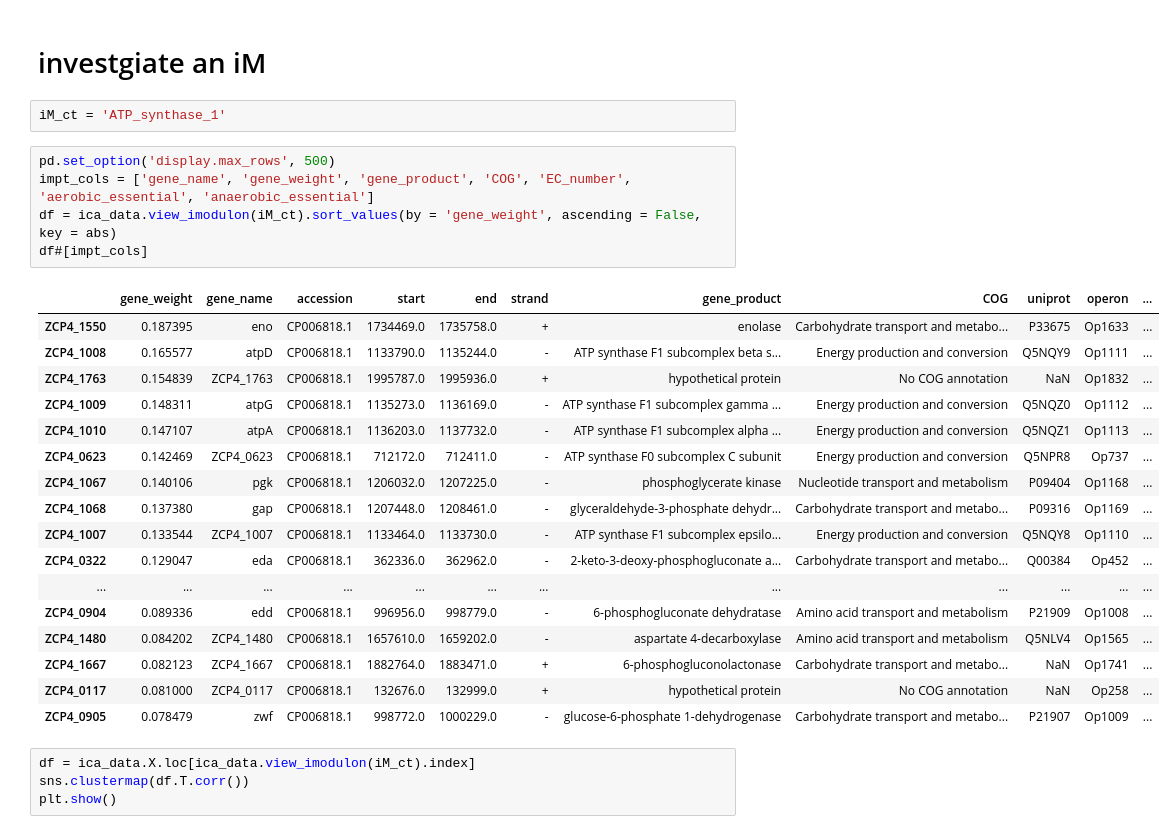
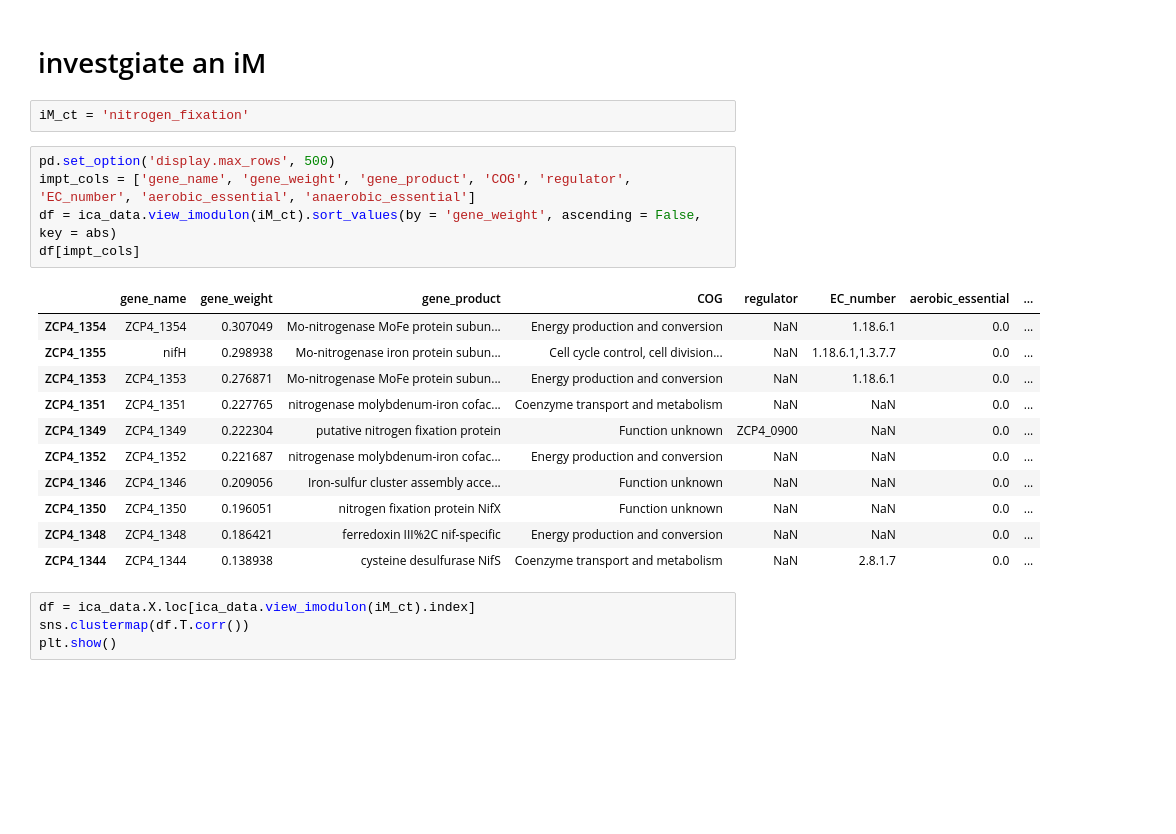
Before and after one commit to cristalzucsd/iModulonMiner, a Jupyter notebook: 5_characterize_iModulons/3_manual_iModulon_curation.ipynb, the cells around one changed output. Saved outputs shown, nothing was run; the diff lists cells and outputs as text; blank space fills up the shorter version.

```diff
--- a/5_characterize_iModulons/3_manual_iModulon_curation.ipynb
+++ b/5_characterize_iModulons/3_manual_iModulon_curation.ipynb
@@ -267,30 +267,24 @@ def custom_plot_gene_weights(ica_data, imodulon, by="start", xaxis=None, xname="
 # %% [markdown]
 # investgiate an iM
 # %%
-iM_ct = 'ATP_synthase_1'
+iM_ct = 'nitrogen_fixation'
 # %%
 pd.set_option('display.max_rows', 500)
-impt_cols = ['gene_name', 'gene_weight', 'gene_product', 'COG', 'EC_number', 'aerobic_essential', 'anaerobic_essential']
+impt_cols = ['gene_name', 'gene_weight', 'gene_product', 'COG', 'regulator', 'EC_number', 'aerobic_essential', 'anaerobic_essential']
 df = ica_data.view_imodulon(iM_ct).sort_values(by = 'gene_weight', ascending = False, key = abs)
-df#[impt_cols]
+df[impt_cols]
 # %% [output]
-|  | gene_weight | gene_name | accession | start | end | strand | gene_product | COG | uniprot | operon | ... |
-| ZCP4_1550 | 0.187395 | eno | CP006818.1 | 1734469.0 | 1735758.0 | + | enolase | Carbohydrate transport and metabo... | P33675 | Op1633 | ... |
-| ZCP4_1008 | 0.165577 | atpD | CP006818.1 | 1133790.0 | 1135244.0 | - | ATP synthase F1 subcomplex beta s... | Energy production and conversion | Q5NQY9 | Op1111 | ... |
-| ZCP4_1763 | 0.154839 | ZCP4_1763 | CP006818.1 | 1995787.0 | 1995936.0 | + | hypothetical protein | No COG annotation | NaN | Op1832 | ... |
-| ZCP4_1009 | 0.148311 | atpG | CP006818.1 | 1135273.0 | 1136169.0 | - | ATP synthase F1 subcomplex gamma ... | Energy production and conversion | Q5NQZ0 | Op1112 | ... |
-| ZCP4_1010 | 0.147107 | atpA | CP006818.1 | 1136203.0 | 1137732.0 | - | ATP synthase F1 subcomplex alpha ... | Energy production and conversion | Q5NQZ1 | Op1113 | ... |
-| ZCP4_0623 | 0.142469 | ZCP4_0623 | CP006818.1 | 712172.0 | 712411.0 | - | ATP synthase F0 subcomplex C subunit | Energy production and conversion | Q5NPR8 | Op737 | ... |
-| ZCP4_1067 | 0.140106 | pgk | CP006818.1 | 1206032.0 | 1207225.0 | - | phosphoglycerate kinase | Nucleotide transport and metabolism | P09404 | Op1168 | ... |
-| ZCP4_1068 | 0.137380 | gap | CP006818.1 | 1207448.0 | 1208461.0 | - | glyceraldehyde-3-phosphate dehydr... | Carbohydrate transport and metabo... | P09316 | Op1169 | ... |
-| ZCP4_1007 | 0.133544 | ZCP4_1007 | CP006818.1 | 1133464.0 | 1133730.0 | - | ATP synthase F1 subcomplex epsilo... | Energy production and conversion | Q5NQY8 | Op1110 | ... |
-| ZCP4_0322 | 0.129047 | eda | CP006818.1 | 362336.0 | 362962.0 | - | 2-keto-3-deoxy-phosphogluconate a... | Carbohydrate transport and metabo... | Q00384 | Op452 | ... |
-| ... | ... | ... | ... | ... | ... | ... | ... | ... | ... | ... | ... |
-| ZCP4_0904 | 0.089336 | edd | CP006818.1 | 996956.0 | 998779.0 | - | 6-phosphogluconate dehydratase | Amino acid transport and metabolism | P21909 | Op1008 | ... |
-| ZCP4_1480 | 0.084202 | ZCP4_1480 | CP006818.1 | 1657610.0 | 1659202.0 | - | aspartate 4-decarboxylase | Amino acid transport and metabolism | Q5NLV4 | Op1565 | ... |
-| ZCP4_1667 | 0.082123 | ZCP4_1667 | CP006818.1 | 1882764.0 | 1883471.0 | + | 6-phosphogluconolactonase | Carbohydrate transport and metabo... | NaN | Op1741 | ... |
-| ZCP4_0117 | 0.081000 | ZCP4_0117 | CP006818.1 | 132676.0 | 132999.0 | + | hypothetical protein | No COG annotation | NaN | Op258 | ... |
-| ZCP4_0905 | 0.078479 | zwf | CP006818.1 | 998772.0 | 1000229.0 | - | glucose-6-phosphate 1-dehydrogenase | Carbohydrate transport and metabo... | P21907 | Op1009 | ... |
+|  | gene_name | gene_weight | gene_product | COG | regulator | EC_number | aerobic_essential | ... |
+| ZCP4_1354 | ZCP4_1354 | 0.307049 | Mo-nitrogenase MoFe protein subun... | Energy production and conversion | NaN | 1.18.6.1 | 0.0 | ... |
+| ZCP4_1355 | nifH | 0.298938 | Mo-nitrogenase iron protein subun... | Cell cycle control, cell division... | NaN | 1.18.6.1,1.3.7.7 | 0.0 | ... |
+| ZCP4_1353 | ZCP4_1353 | 0.276871 | Mo-nitrogenase MoFe protein subun... | Energy production and conversion | NaN | 1.18.6.1 | 0.0 | ... |
+| ZCP4_1351 | ZCP4_1351 | 0.227765 | nitrogenase molybdenum-iron cofac... | Coenzyme transport and metabolism | NaN | NaN | 0.0 | ... |
+| ZCP4_1349 | ZCP4_1349 | 0.222304 | putative nitrogen fixation protein | Function unknown | ZCP4_0900 | NaN | 0.0 | ... |
+| ZCP4_1352 | ZCP4_1352 | 0.221687 | nitrogenase molybdenum-iron cofac... | Energy production and conversion | NaN | NaN | 0.0 | ... |
+| ZCP4_1346 | ZCP4_1346 | 0.209056 | Iron-sulfur cluster assembly acce... | Function unknown | NaN | NaN | 0.0 | ... |
+| ZCP4_1350 | ZCP4_1350 | 0.196051 | nitrogen fixation protein NifX | Function unknown | NaN | NaN | 0.0 | ... |
+| ZCP4_1348 | ZCP4_1348 | 0.186421 | ferredoxin III%2C nif-specific | Energy production and conversion | NaN | NaN | 0.0 | ... |
+| ZCP4_1344 | ZCP4_1344 | 0.138938 | cysteine desulfurase NifS | Coenzyme transport and metabolism | NaN | 2.8.1.7 | 0.0 | ... |
 # %%
 df = ica_data.X.loc[ica_data.view_imodulon(iM_ct).index]
 sns.clustermap(df.T.corr())
```
Also changed, not shown: 13 other files.
